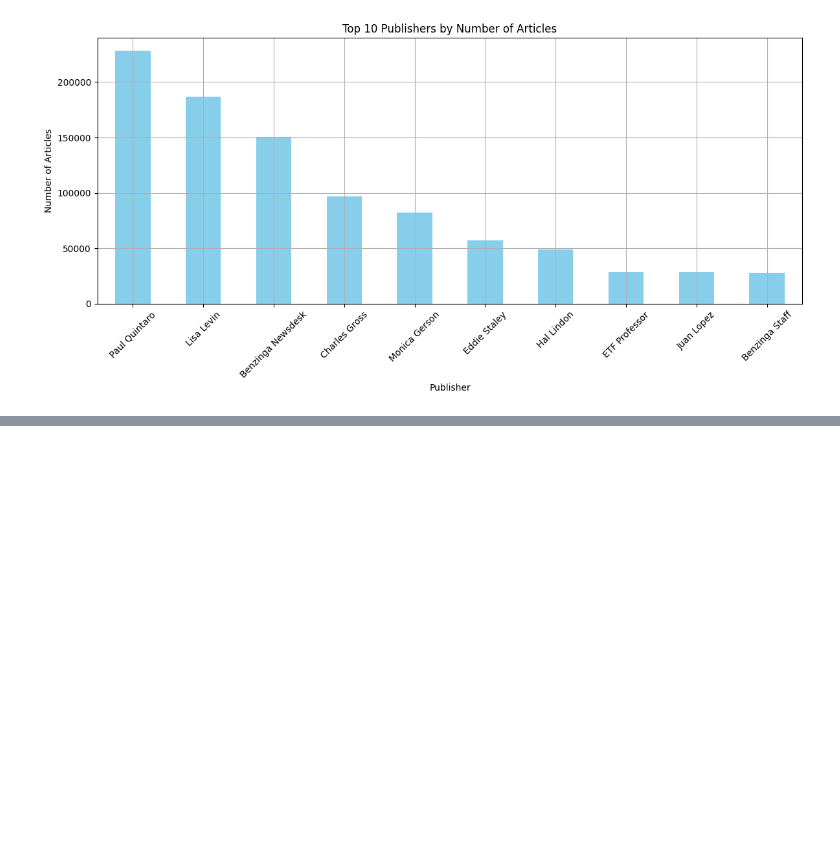
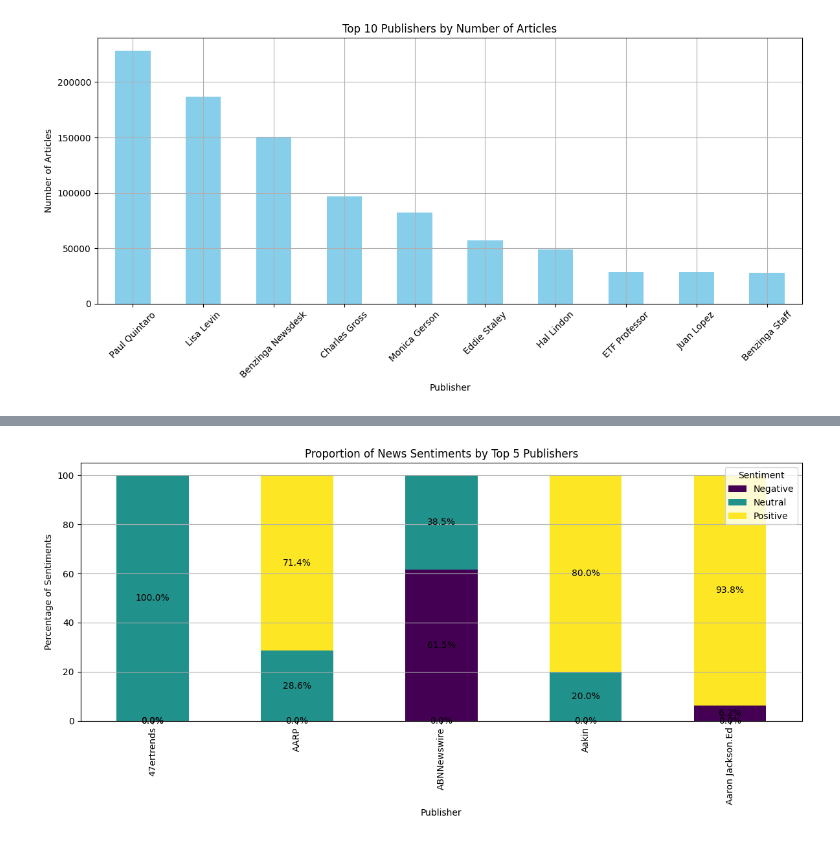
Before and after one commit to bef898/week1, a Jupyter notebook: notebooks/Publisher_anylalysis.ipynb, the cells around one changed output, grey strips where cells are left out. Drawn from its saved outputs; the diff is of its cells as text; code cells hidden in the pictures; blank space fills up the shorter version.

```diff
--- a/notebooks/Publisher_anylalysis.ipynb
+++ b/notebooks/Publisher_anylalysis.ipynb
@@ -44,0 +91,24 @@ plt.show()
+# %%
+# Normalize to see the proportion of each sentiment reported by publishers (in percentages)
+news_type_by_publisher_normalized = news_type_by_publisher.div(news_type_by_publisher.sum(axis=1), axis=0) * 100
+
+# Plot the proportion of sentiments reported by the top 5 publishers
+top_5_publishers = news_type_by_publisher_normalized.head(5)
+ax = top_5_publishers.plot(kind='bar', stacked=True, figsize=(12, 6), colormap='viridis')
+
+# Add percentage labels on the bars
+for container in ax.containers:
+    ax.bar_label(container, fmt='%.1f%%', label_type='center')
+
+# Customize the plot
+plt.title('Proportion of News Sentiments by Top 5 Publishers')
+plt.xlabel('Publisher')
+plt.ylabel('Percentage of Sentiments')
+plt.legend(title='Sentiment')
+plt.grid(True, axis='y')
+plt.tight_layout()
+
+# Show the plot
+plt.show()
+# %% [output]
+[figure, added]
```
Also changed, not shown: parts of 5 cells of this notebook.
